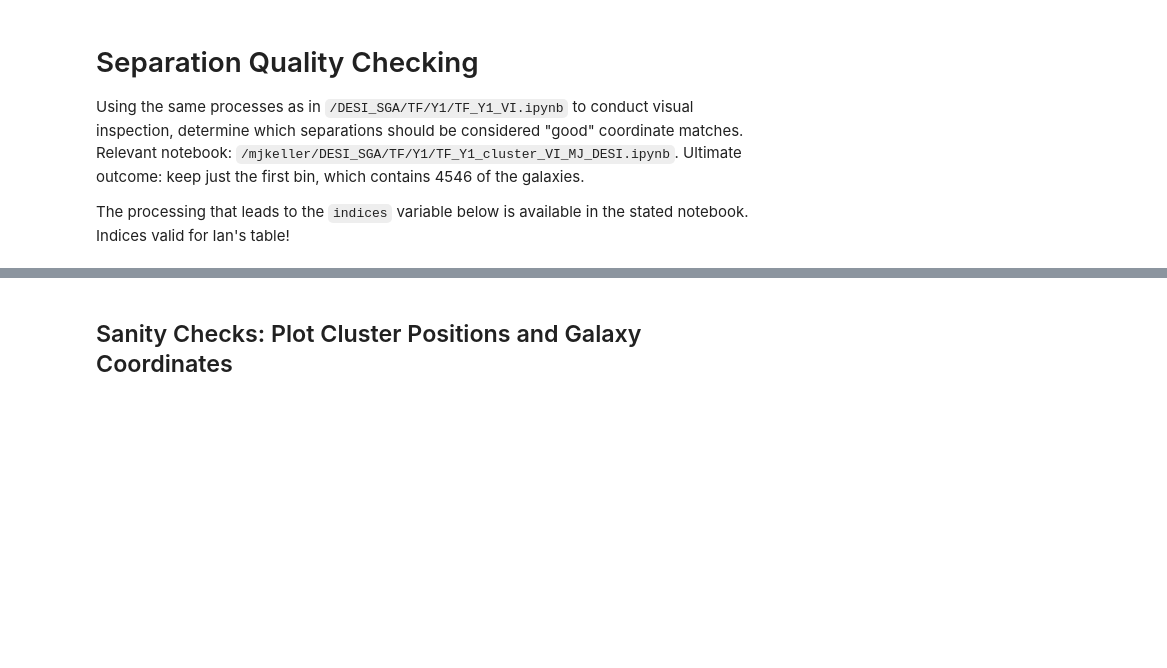
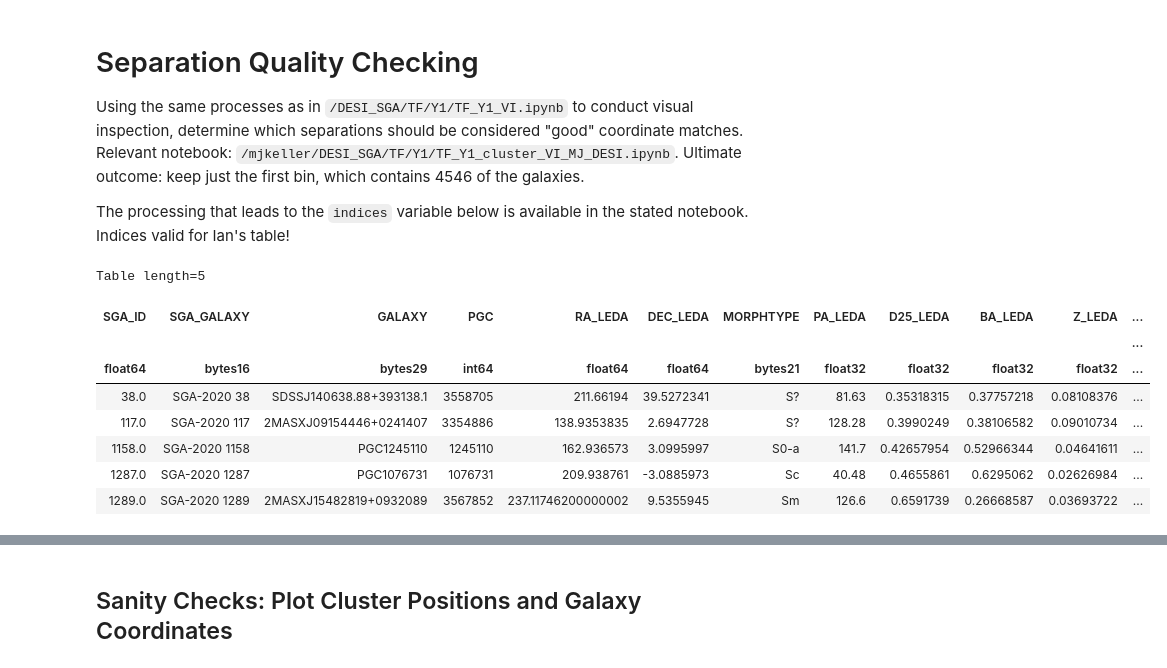
Before and after one commit to DESI-UR/DESI_SGA, a Jupyter notebook: TF/Y1/TF_Y1_cluster_calibration_MJ_DESI.ipynb, the cells around one changed output, grey strips where cells are left out. Cells and saved outputs as stored; diff of their text form; code cells hidden in the pictures; blank space fills up the shorter version.

Commit message:
cluster counts for Ian and Tempel

```diff
--- a/TF/Y1/TF_Y1_cluster_calibration_MJ_DESI.ipynb
+++ b/TF/Y1/TF_Y1_cluster_calibration_MJ_DESI.ipynb
@@ -469,3 +464,19 @@ print(len(match_sep), "galaxies")
 Using the same processes as in `/DESI_SGA/TF/Y1/TF_Y1_VI.ipynb` to conduct visual inspection, determine which separations should be considered "good" coordinate matches. Relevant notebook: `/mjkeller/DESI_SGA/TF/Y1/TF_Y1_cluster_VI_MJ_DESI.ipynb`. Ultimate outcome: keep just the first bin, which contains 4546 of the galaxies.
 
 The processing that leads to the `indices` variable below is available in the stated notebook. Indices valid for Ian's table!
+# %%
+sep_R26 = (2*match_sep)/sgatab_sel['D26']
+sgatab_sel['RA_Ian'] = clusters['RA'][match_ids]
+sgatab_sel['DEC_Ian'] = clusters['DEC'][match_ids]
+sgatab_sel['IGRP'] = clusters['IGRP'][match_ids]
+sgatab_sel[:5]
+# %% [output]
+Table length=5
+| SGA_ID | SGA_GALAXY | GALAXY | PGC | RA_LEDA | DEC_LEDA | MORPHTYPE | PA_LEDA | D25_LEDA | BA_LEDA | Z_LEDA | ... |
+|  |  |  |  |  |  |  |  |  |  |  | ... |
+| float64 | bytes16 | bytes29 | int64 | float64 | float64 | bytes21 | float32 | float32 | float32 | float32 | ... |
+| 38.0 | SGA-2020 38 | SDSSJ140638.88+393138.1 | 3558705 | 211.66194 | 39.5272341 | S? | 81.63 | 0.35318315 | 0.37757218 | 0.08108376 | ... |
+| 117.0 | SGA-2020 117 | 2MASXJ09154446+0241407 | 3354886 | 138.9353835 | 2.6947728 | S? | 128.28 | 0.3990249 | 0.38106582 | 0.09010734 | ... |
+| 1158.0 | SGA-2020 1158 | PGC1245110 | 1245110 | 162.936573 | 3.0995997 | S0-a | 141.7 | 0.42657954 | 0.52966344 | 0.04641611 | ... |
+| 1287.0 | SGA-2020 1287 | PGC1076731 | 1076731 | 209.938761 | -3.0885973 | Sc | 40.48 | 0.4655861 | 0.6295062 | 0.02626984 | ... |
+| 1289.0 | SGA-2020 1289 | 2MASXJ15482819+0932089 | 3567852 | 237.11746200000002 | 9.5355945 | Sm | 126.6 | 0.6591739 | 0.26668587 | 0.03693722 | ... |
```
Also changed, not shown: parts of 17 cells of this notebook, 1 other file.
